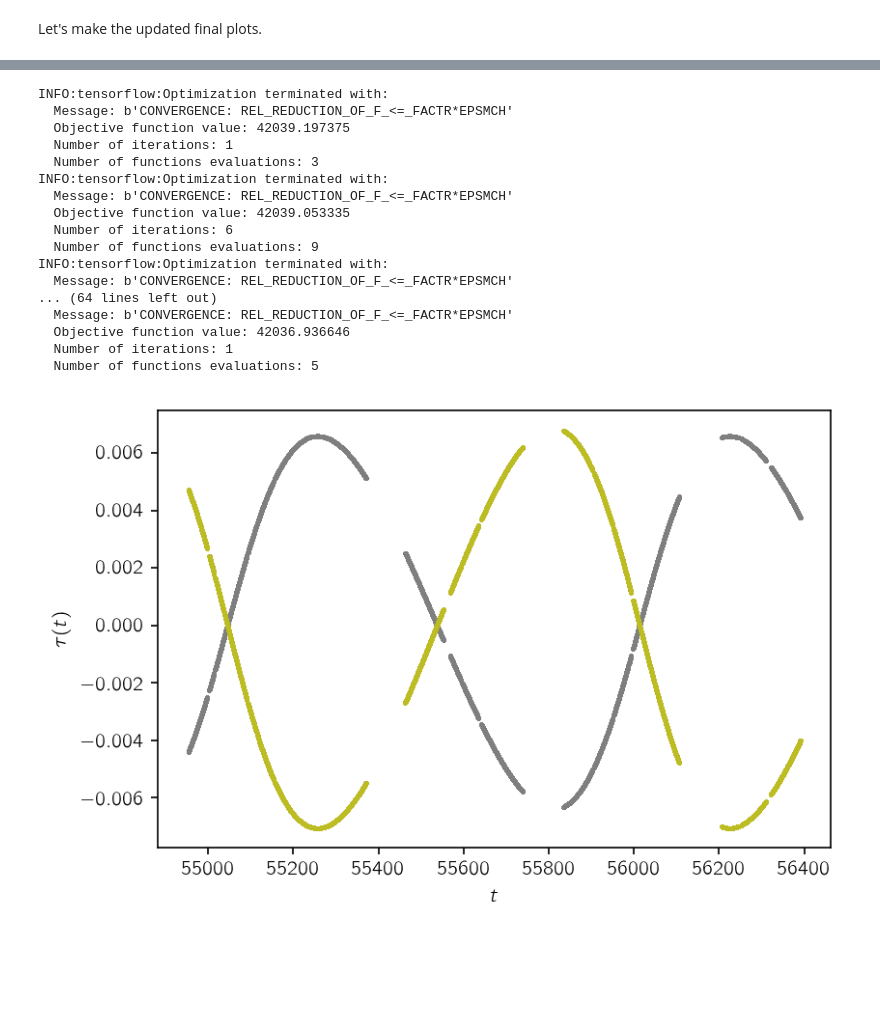
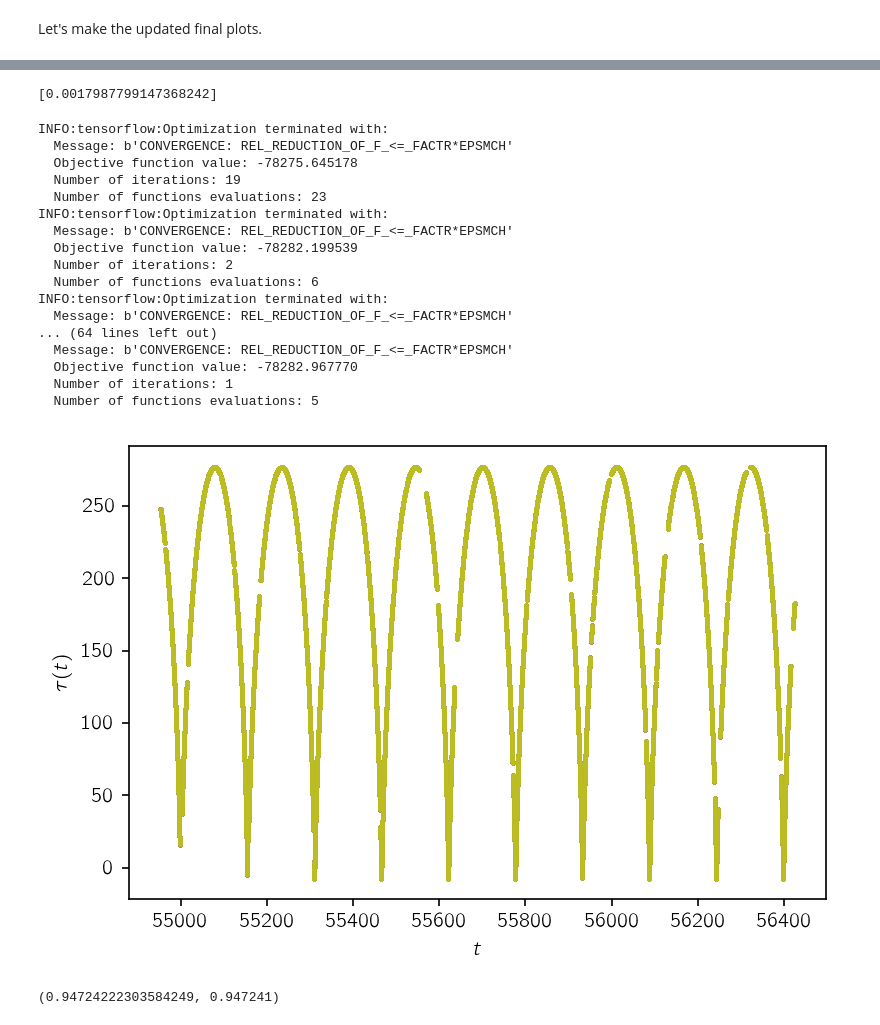
Before and after one commit to SimonJMurphy/maelstrom, a Jupyter notebook: double-line.ipynb, the cells around one changed output, grey strips where cells are left out. Cells and saved outputs as stored; diff of their text form; code cells hidden in the pictures; blank space fills up the shorter version.

```diff
--- a/double-line.ipynb
+++ b/double-line.ipynb
@@ -181,0 +194,6 @@ else:
+# %%
+ivar = -np.diag(sess.run(tf.hessians(-0.5*chi2_tensor, ad_tensor), feed_dict=data)[0])
+ad = sess.run(ad_tensor)
+ad *= np.sign(ad[0])
+sig = 1.0 / np.sqrt(ivar)
+plt.errorbar(np.arange(len(ad)), ad, yerr=sig, fmt=".");
@@ -181,0 +202,13 @@ else:
+# %%
+m = np.ones_like(ad, dtype=bool)
+while True:
+    var = 1.0 / np.sum(ivar[m])
+    mu = np.sum(ivar[m] * ad[m]) * var
+    var2 = np.sum(ivar[m] * (mu - ad[m])**2) * var
+    m_new = np.abs(ad - mu) / np.sqrt(var) < 7.0
+    if m.sum() == m_new.sum():
+        m = m_new
+        break
+    m = m_new
+ad = ad[m]
+ivar = ivar[m]
@@ -182,3 +224,17 @@ else:
+# %%
+if np.any(ad < 0):
+    m1 = ad > 0
+    m2 = ad <= 0
+    ad = [
+        np.sum(ivar[m1]*ad[m1]) / np.sum(ivar[m1]),
+        np.sum(ivar[m2]*ad[m2]) / np.sum(ivar[m2]),
+    ]
+else:
+    ad = [np.sum(ivar*ad) / np.sum(ivar)]
+# %%
+ad
+# %% [output]
+[0.0017987799147368242]
 # %%
 inds = tf.cast(0.5 - 0.5 * (ad_tensor / tf.abs(ad_tensor)), tf.int32)
 ad_params = tf.Variable(ad, dtype=T)
@@ -199,6 +255,7 @@ model_tensor = tf.squeeze(tf.matmul(D_tensor, W_hat_tensor))
 chi2_tensor = tf.reduce_sum(tf.square(dmmags_tensor - model_tensor)) * tf.exp(-log_sigma2_tensor)
 chi2_tensor += len(times) * log_sigma2_tensor
 # %%
+old_chi2 = sess.run(chi2_tensor, feed_dict=data)
 for i in range(4):
     params = [log_sigma2_tensor, porb_tensor, tp_tensor]
     opt = tf.contrib.opt.ScipyOptimizerInterface(chi2_tensor, params, method="L-BFGS-B")
@@ -218,28 +275,32 @@ for i in range(4):
 # %% [output]
 INFO:tensorflow:Optimization terminated with:
   Message: b'CONVERGENCE: REL_REDUCTION_OF_F_<=_FACTR*EPSMCH'
-  Objective function value: 42039.197375
-  Number of iterations: 1
-  Number of functions evaluations: 3
+  Objective function value: -78275.645178
+  Number of iterations: 19
+  Number of functions evaluations: 23
 INFO:tensorflow:Optimization terminated with:
   Message: b'CONVERGENCE: REL_REDUCTION_OF_F_<=_FACTR*EPSMCH'
-  Objective function value: 42039.053335
-  Number of iterations: 6
-  Number of functions evaluations: 9
+  Objective function value: -78282.199539
+  Number of iterations: 2
+  Number of functions evaluations: 6
 INFO:tensorflow:Optimization terminated with:
   Message: b'CONVERGENCE: REL_REDUCTION_OF_F_<=_FACTR*EPSMCH'
 ... (64 lines left out)
   Message: b'CONVERGENCE: REL_REDUCTION_OF_F_<=_FACTR*EPSMCH'
-  Objective function value: 42036.936646
+  Objective function value: -78282.967770
   Number of iterations: 1
   Number of functions evaluations: 5
 # %%
 models = tau_tensor[:, None] * ad_tensor[None, :]
-plt.plot(times+tmid, sess.run(models, feed_dict=data), ".", ms=2);
+plt.plot(times+tmid, 86400.0 * sess.run(models, feed_dict=data), ".", ms=2);
 plt.ylabel(r"$\tau(t)$")
 plt.xlabel("$t$");
 # %% [output]
-[figure, old version]
+[figure, new version]
+# %%
+sess.run(e_tensor), e
+# %% [output]
+(0.94724222303584249, 0.947241)
 # %%
 hess_tensor = tf.hessians(-0.5*chi2_tensor, params[:-1])
 # %%
```
Also changed, not shown: parts of 28 cells of this notebook, 2 other files.
